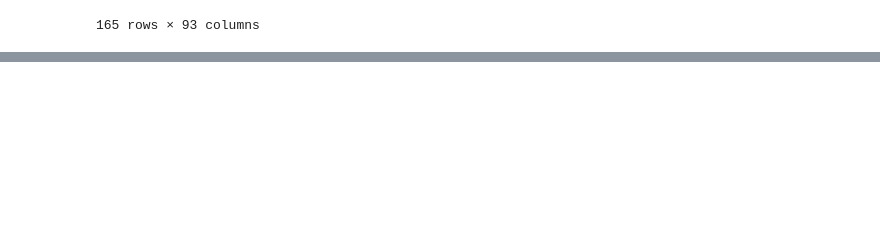
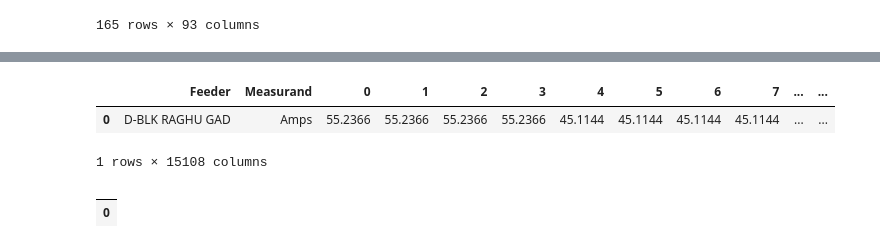
Before and after one commit to susano0/Electric-Fault-Prediction, a Jupyter notebook: TS_conversion.ipynb, the cells around one changed output, grey strips where cells are left out. Saved outputs shown, nothing was run; the diff lists cells and outputs as text; code cells hidden in the pictures; blank space fills up the shorter version.

```diff
--- a/TS_conversion.ipynb
+++ b/TS_conversion.ipynb
@@ -145,4 +162,4 @@ amp_data
 # %%
 amp_data = amp_data.drop(amp_data.columns[[-1,-2,-3,-4,-5,-6]], axis=1)
 amp_data.columns = range(amp_data.shape[1])
-amp_data
+amp_data = amp_data.dropna()
@@ -195,0 +215,2 @@ amp_data.loc[(amp_data[0]=='D-BLK RAGHU GAD') & (amp_data[1] == 'PF')]
+# %%
+amp_data.reset_index(drop=True, inplace=True)
@@ -195,0 +242,16 @@ amp_data.loc[(amp_data[0]=='D-BLK RAGHU GAD') & (amp_data[1] == 'PF')]
+# %%
+lt = []
+
+temp.insert(0, 'Feeder', 'D-BLK RAGHU GAD')
+temp.insert(1, 'Measurand', 'Amps')
+lt.append(temp)
+lt[0]
+# %% [output]
+|  | Feeder | Measurand | 0 | 1 | 2 | 3 | 4 | 5 | 6 | 7 | ... | ... |
+| 0 | D-BLK RAGHU GAD | Amps | 55.2366 | 55.2366 | 55.2366 | 55.2366 | 45.1144 | 45.1144 | 45.1144 | 45.1144 | ... | ... |
+1 rows × 15108 columns
+# %%
+temp.iloc[:,70000:766666]
+# %% [output]
+|  |
+| 0 |
```
Also changed, not shown: parts of 20 cells of this notebook.
